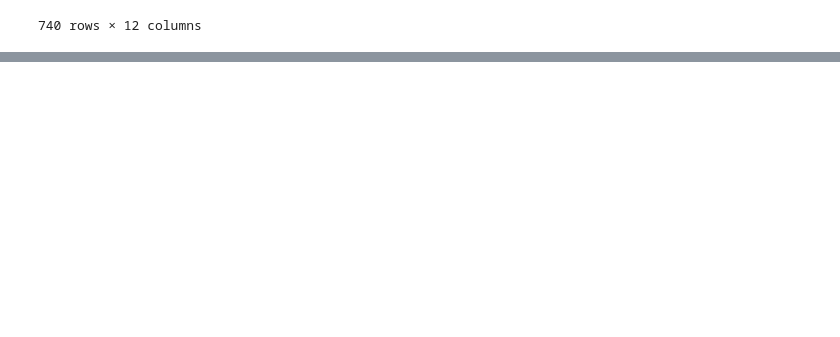
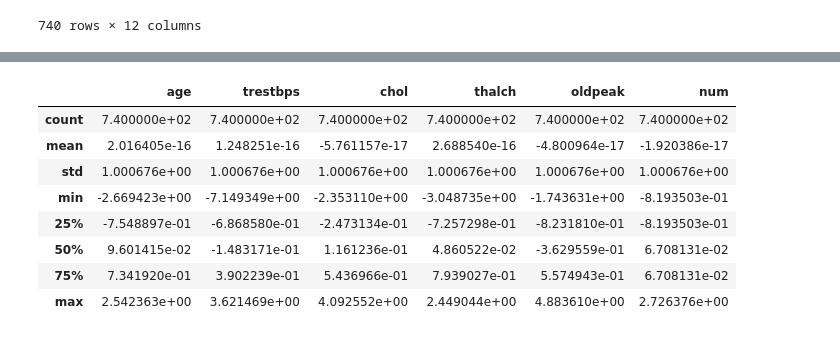
Before and after one commit to DamarisDeng/Project, a Jupyter notebook: Junyang/milestone2.ipynb, the cells around one changed output, grey strips where cells are left out. Drawn from its saved outputs; the diff is of its cells as text; code cells hidden in the pictures; blank space fills up the shorter version.

```diff
--- a/Junyang/milestone2.ipynb
+++ b/Junyang/milestone2.ipynb
@@ -56,0 +113,4 @@ df_clean
+# %%
+categorical_columns = [i for i in df_clean.columns if df_clean[i].dtype == 'object']
+numerical_columns = [i for i in df_clean.columns if df_clean[i].dtype != 'object']
+print(categorical_columns, numerical_columns)
@@ -56,0 +126,15 @@ df_clean
+# %%
+df_clean_scaled = df_clean.copy()
+scaler = StandardScaler()
+df_clean_scaled[numerical_columns] = scaler.fit_transform(df_clean[numerical_columns])
+df_clean_scaled.describe()
+# %% [output]
+|  | age | trestbps | chol | thalch | oldpeak | num |
+| count | 7.400000e+02 | 7.400000e+02 | 7.400000e+02 | 7.400000e+02 | 7.400000e+02 | 7.400000e+02 |
+| mean | 2.016405e-16 | 1.248251e-16 | -5.761157e-17 | 2.688540e-16 | -4.800964e-17 | -1.920386e-17 |
+| std | 1.000676e+00 | 1.000676e+00 | 1.000676e+00 | 1.000676e+00 | 1.000676e+00 | 1.000676e+00 |
+| min | -2.669423e+00 | -7.149349e+00 | -2.353110e+00 | -3.048735e+00 | -1.743631e+00 | -8.193503e-01 |
+| 25% | -7.548897e-01 | -6.868580e-01 | -2.473134e-01 | -7.257298e-01 | -8.231810e-01 | -8.193503e-01 |
+| 50% | 9.601415e-02 | -1.483171e-01 | 1.161236e-01 | 4.860522e-02 | -3.629559e-01 | 6.708131e-02 |
+| 75% | 7.341920e-01 | 3.902239e-01 | 5.436966e-01 | 7.939027e-01 | 5.574943e-01 | 6.708131e-02 |
+| max | 2.542363e+00 | 3.621469e+00 | 4.092552e+00 | 2.449044e+00 | 4.883610e+00 | 2.726376e+00 |
```
Also changed, not shown: parts of 16 cells of this notebook, 1 other file.
